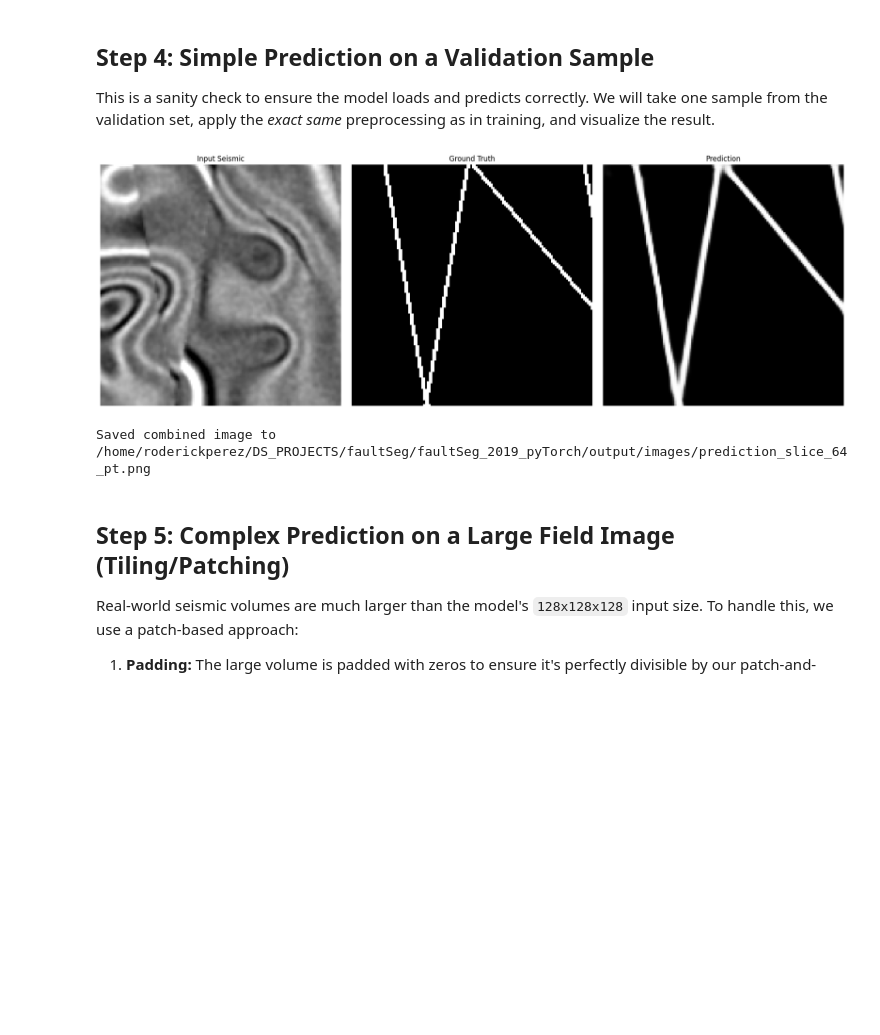
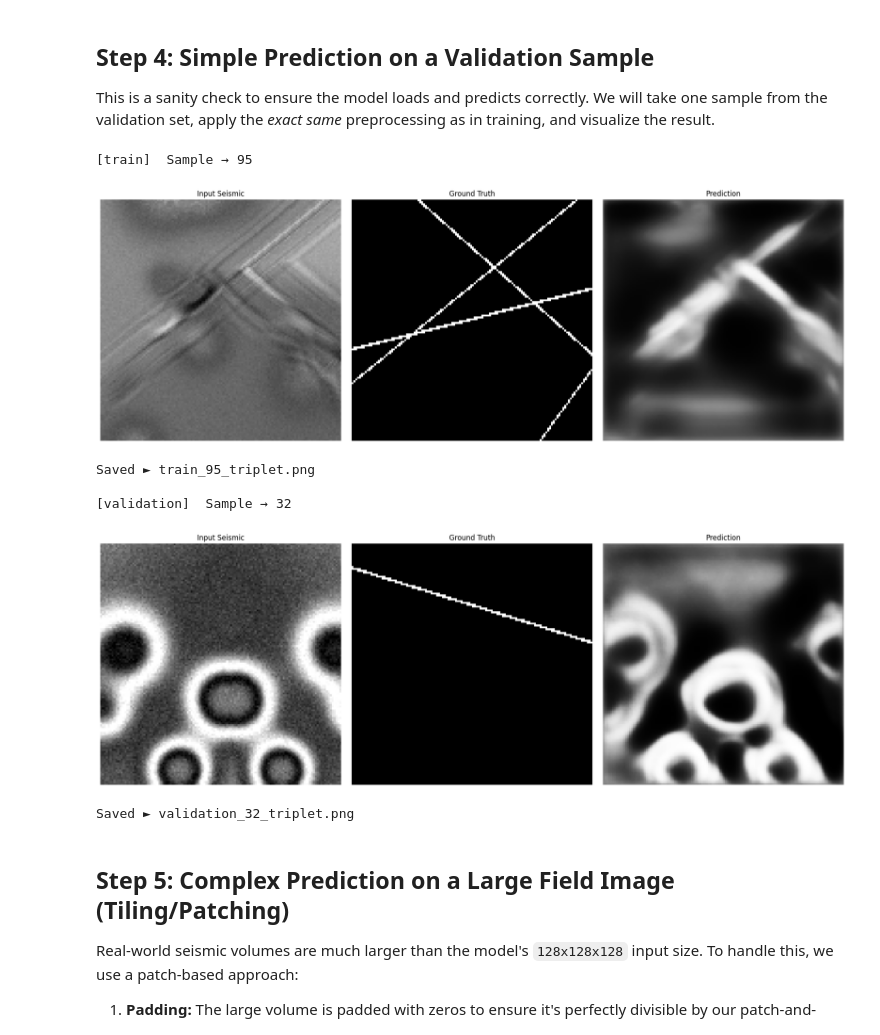
Before and after one commit to roderickperez/faultSeg_RPA, a Jupyter notebook: faultSeg_RPA_V1/prediction_pytorch.ipynb, the cells around one changed output. Saved outputs shown, nothing was run; the diff lists cells and outputs as text; code cells hidden in the pictures; blank space fills up the shorter version.

```diff
--- a/faultSeg_RPA_V1/prediction_pytorch.ipynb
+++ b/faultSeg_RPA_V1/prediction_pytorch.ipynb
@@ -145,50 +211,57 @@ This is a sanity check to ensure the model loads and predicts correctly. We will
 # %%
-# --------------------------------------------------------------
-#  Simple 1×3 visualisation — PyTorch version (self-contained)
-# --------------------------------------------------------------
-output_dir = os.path.join(ROOT_DIR, "output", "images")
-os.makedirs(output_dir, exist_ok=True)
+def show_sample(seis_dir, fault_dir, split_name):          # ← three params
+    """Pick a random *.npy* pair from <seis_dir>/<fault_dir> and display it."""
+    ids = [os.path.splitext(f)[0] for f in os.listdir(seis_dir)
+           if f.endswith(".npy")]
+    if not ids:
+        print(f"[{split_name}]  No .npy files in {seis_dir}")
+        return
 
-# --- Load, preprocess, predict ---------------------------------
-sample_id = "10"
-gx_orig   = np.load(os.path.join(validation_dir_new, "seis",  f"{sample_id}.npy"))
-fx_orig   = np.load(os.path.join(validation_dir_new, "fault", f"{sample_id}.npy"))
+    sample_id = np.random.choice(ids)
+    print(f"[{split_name}]  Sample → {sample_id}")
 
-gx_norm        = (gx_orig - gx_orig.mean()) / (gx_orig.std() + 1e-8)
-gx_transposed  = gx_norm.transpose()          # (128,128,128)
-fx_transposed  = fx_orig.transpose()
+    # --- load & preprocess exactly like training -----------------
+    gx = np.load(os.path.join(seis_dir,  f"{sample_id}.npy"))
+    fx = np.load(os.path.join(fault_dir, f"{sample_id}.npy"))
 
-input_tensor   = torch.from_numpy(gx_transposed).unsqueeze(0).unsqueeze(0)\
-                 .to(device, dtype=torch.float)
-with torch.no_grad():
-    fp_tensor  = model(input_tensor)
-fp_transposed  = fp_tensor.squeeze().cpu().numpy()
+    gx = (gx - gx.mean()) / (gx.std() + 1e-8)
+    gx, fx = gx.transpose(), fx.transpose()        # (128,128,128)
 
-slice_idx = 64  # which Z-slice to show
+    with torch.no_grad():
+        tensor_in  = torch.from_numpy(gx).unsqueeze(0).unsqueeze(0)\
+                       .to(device, dtype=torch.float)
+        tensor_out = model(tensor_in).squeeze().cpu().numpy()
 
-# --- Plot & save -----------------------------------------------
-fig, axes = plt.subplots(1, 3, figsize=(18, 6))
+    # --- plot middle slice --------------------------------------
+    k = gx.shape[0] // 2
+    fig, axs = plt.subplots(1, 3, figsize=(18, 6))
+    titles   = ["Input Seismic", "Ground Truth", "Prediction"]
+    images   = [gx[k],           fx[k],          tensor_out[k]]
 
-axes[0].set_title("Input Seismic")
-axes[0].imshow(gx_transposed[slice_idx].T, cmap='gray', vmin=-2, vmax=2)
-axes[0].axis('off')
+    for ax, im, ttl in zip(axs, images, titles):
+        ax.imshow(im.T, cmap="gray",
+                  vmin=-2 if ttl == "Input Seismic" else 0,
+                  vmax= 2 if ttl == "Input Seismic" else 1)
+        ax.set_title(ttl); ax.axis("off")
 
-axes[1].set_title("Ground Truth")
-axes[1].imshow(fx_transposed[slice_idx].T, cmap='gray', vmin=0, vmax=1)
-axes[1].axis('off')
+    plt.tight_layout()
+    save_name = f"{split_name}_{sample_id}_triplet.png"
+    plt.savefig(os.path.join(output_dir, save_name), dpi=300)
+    plt.show()
+    print(f"Saved ► {save_name}\n")
 
-axes[2].set_title("Prediction")
-axes[2].imshow(fp_transposed[slice_idx].T, cmap='gray', vmin=0, vmax=1)
-axes[2].axis('off')
 
-plt.tight_layout()
-single_save = os.path.join(output_dir, f"prediction_slice_{slice_idx}_pt.png")
-plt.savefig(single_save, dpi=300)
-plt.show()
-print(f"Saved combined image to {single_save}")
+# --- call for TRAIN and VALID splits ---------------------------
+show_sample(train_seis_dir,      train_fault_dir,      "train")
+show_sample(validation_seis_dir, validation_fault_dir, "validation")
 # %% [output]
+[train]  Sample → 95
-[figure, old version]
+[figure, new version]
-Saved combined image to /home/roderickperez/DS_PROJECTS/faultSeg/faultSeg_2019_pyTorch/output/images/prediction_slice_64_pt.png
+Saved ► train_95_triplet.png
+
+[validation]  Sample → 32
+[figure, added]
+Saved ► validation_32_triplet.png
 # %% [markdown]
 ## Step 5: Complex Prediction on a Large Field Image (Tiling/Patching)
 
```
Also changed, not shown: parts of 5 cells of this notebook, 17 other files.
